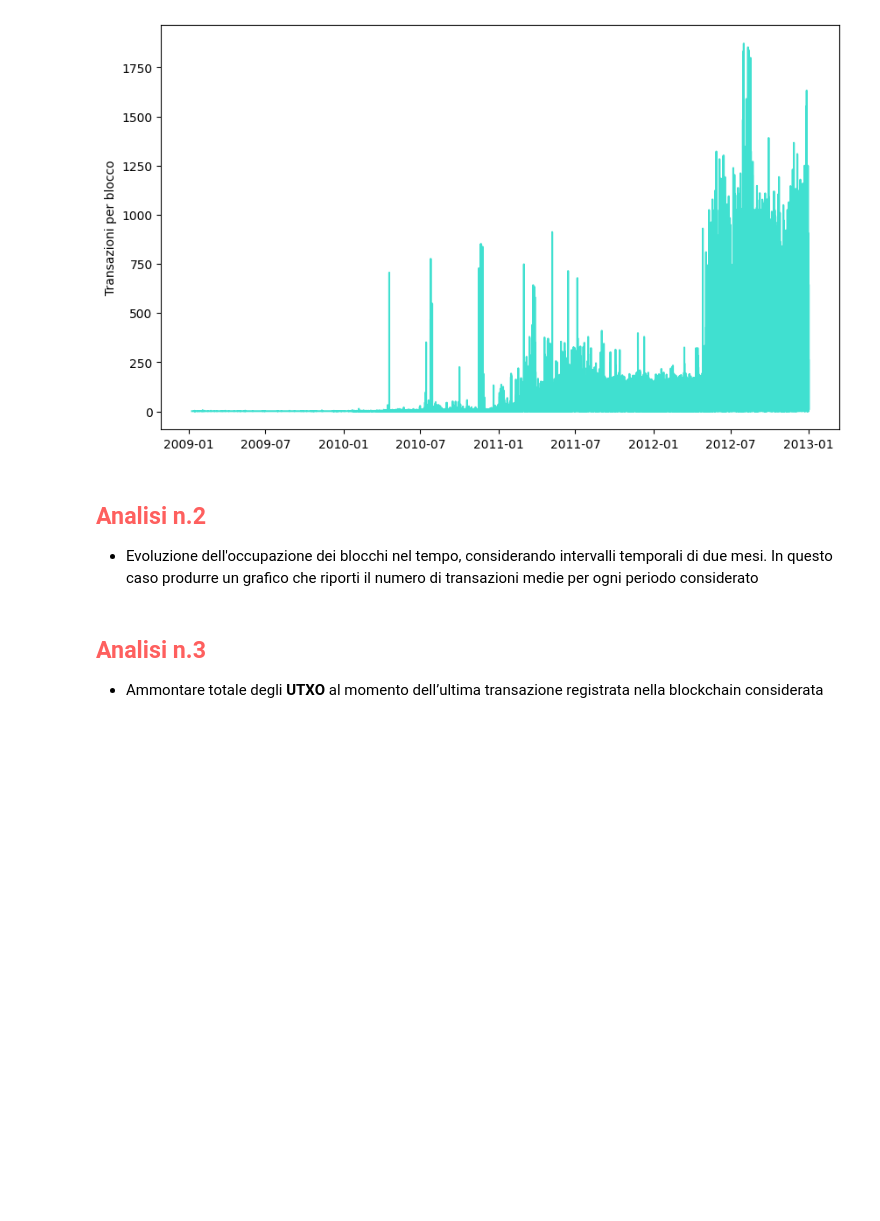
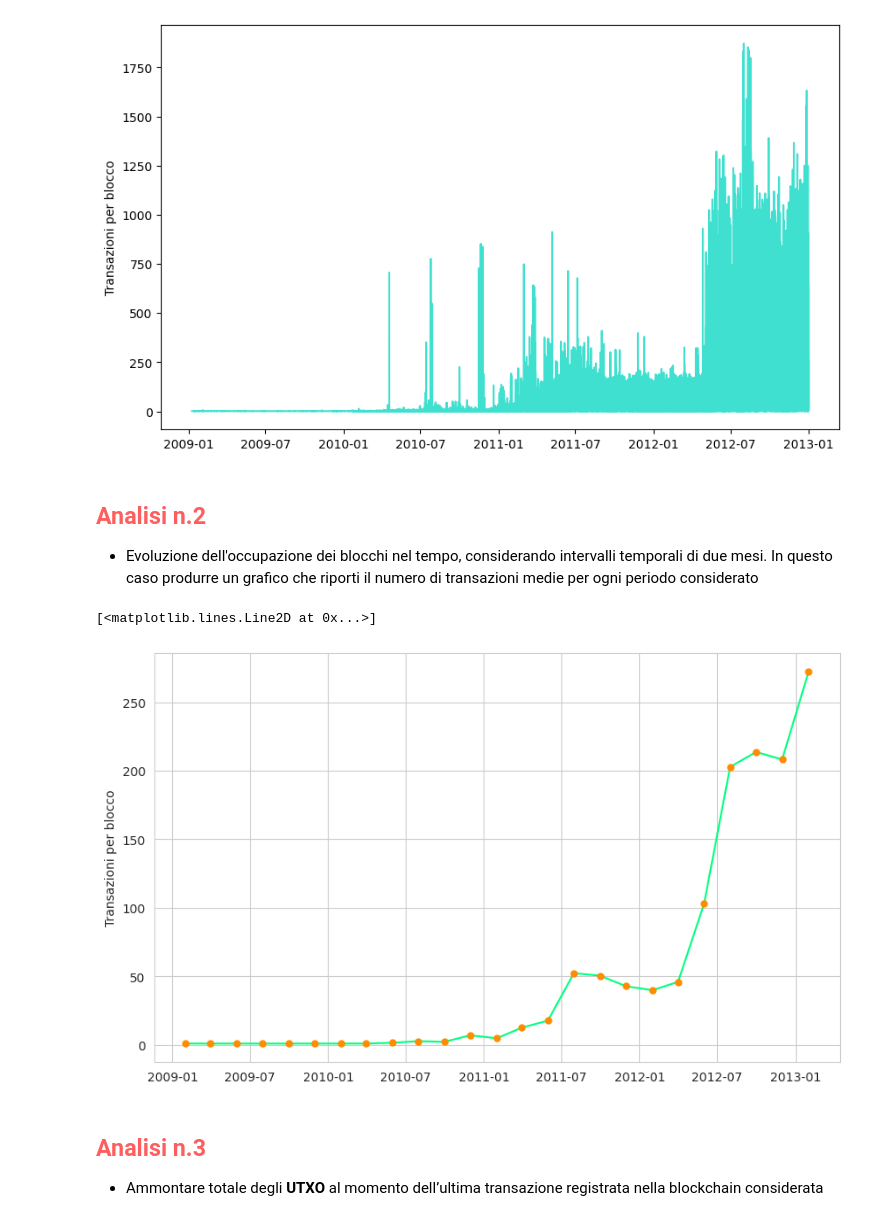
Before and after one commit to simonepassera/CRAFTY, a Jupyter notebook: crafty.ipynb, the cells around one changed output. Cells and saved outputs as stored; diff of their text form; code cells hidden in the pictures; blank space fills up the shorter version.

Commit message:
Add Analisi n.2

```diff
--- a/crafty.ipynb
+++ b/crafty.ipynb
@@ -35,6 +35,15 @@ Text(0, 0.5, 'Transazioni per blocco')
 * Evoluzione dell'occupazione dei blocchi nel tempo, considerando intervalli temporali di due
 mesi. In questo caso produrre un grafico che riporti il numero di transazioni medie per ogni
 periodo considerato
+# %%
+analisi_2 = analisi_1.groupby(pd.Grouper(key='timestamp', freq='2M')).mean().reset_index()
+
+plt.figure(figsize=(10,6))
+plt.ylabel('Transazioni per blocco')
+plt.plot(analisi_2['timestamp'], analisi_2['transactions'], color='springgreen', marker='o', markersize=5, markeredgecolor='darkorange', markerfacecolor='darkorange')
+# %% [output]
+[<matplotlib.lines.Line2D at 0x...>]
+[figure, added]
 # %% [markdown]
 <h2 style="color:#fe5f5e">Analisi n.3</h2>
 
```
Also changed, not shown: parts of 1 cell of this notebook.
